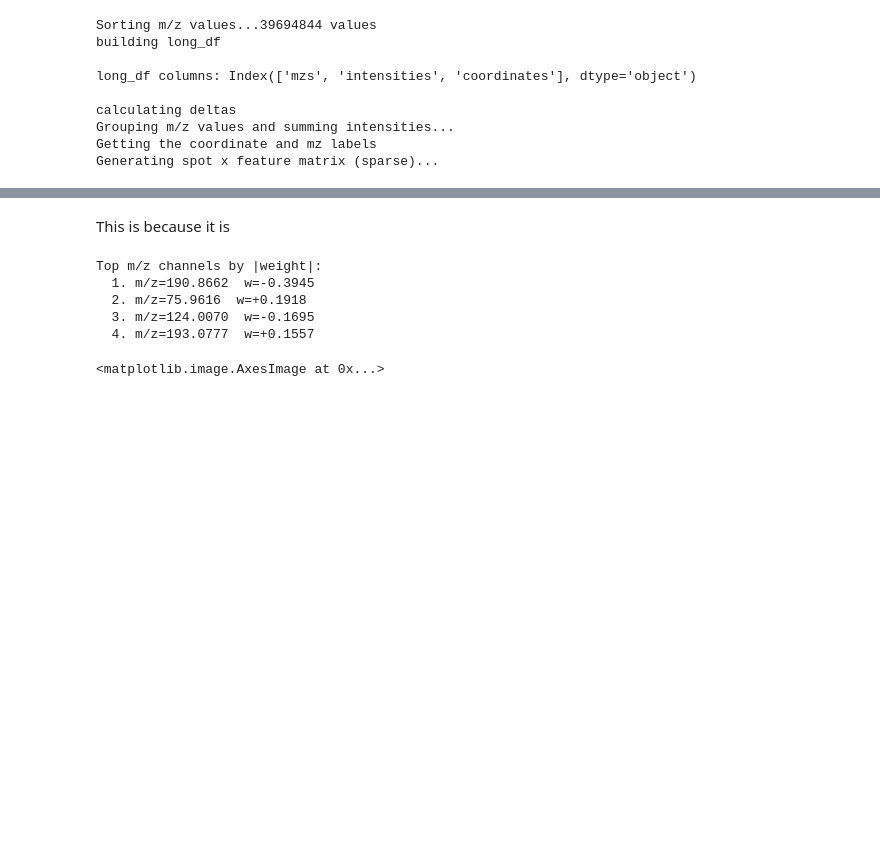
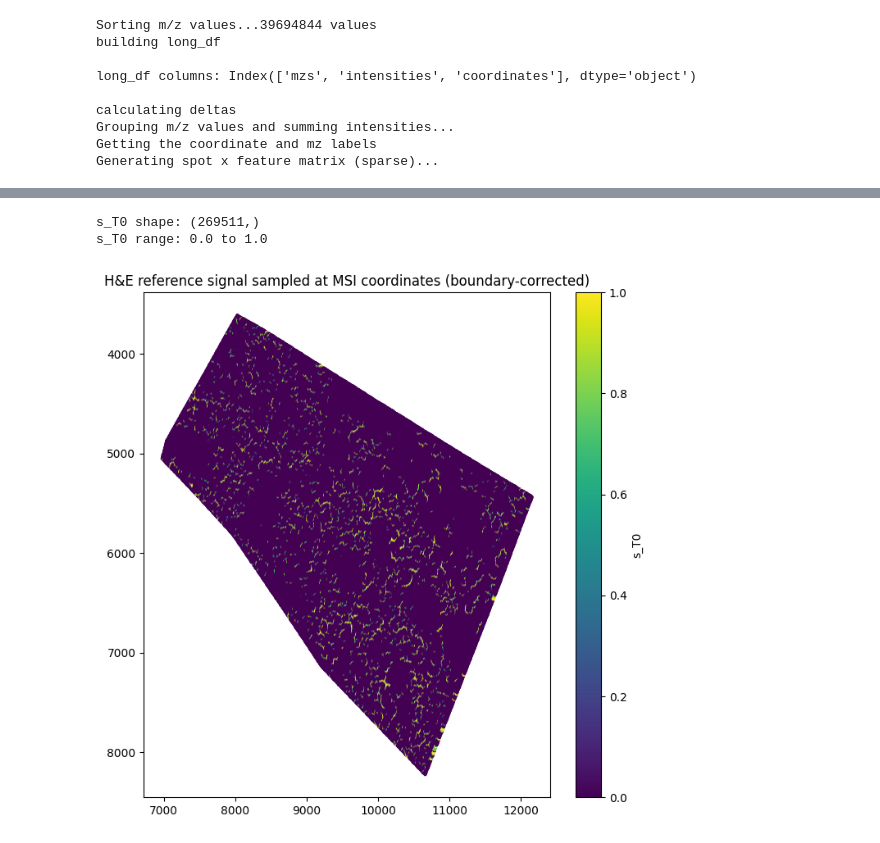
Before and after one commit to krastegar/MALDI_Metabolomics, a Jupyter notebook: notebooks/feature_based_alignment.ipynb, the cells around one changed output, grey strips where cells are left out. Drawn from its saved outputs; the diff is of its cells as text; code cells hidden in the pictures; blank space fills up the shorter version.

```diff
--- a/notebooks/feature_based_alignment.ipynb
+++ b/notebooks/feature_based_alignment.ipynb
@@ -549,0 +462,3 @@ def smooth_HE_mask(S_HE, h):
+# %%
+cleaned_sinusoid_mask = skimage.io.imread('/home/kia/MALDI_Metabolomics/sinusoid_mask.tif')
+#plt.imshow(cleaned_sinusoid_mask)
@@ -566,9 +605,3 @@ def project_to_msi(S_smooth, T_U):
     )
 
     return values
-# %%
-h = 1.5 * r
-print("smooth the mask")
-S_smooth = smooth_HE_mask(S_HE_full, h)
-print("project the smoothed mask to the MALDI space")
-S_t = project_to_msi(S_smooth, T0_maldi_coords)
@@ -664,46 +608,19 @@ print(corr)
-# %% [markdown]
-This is because it is
-# %%
-import matplotlib.pyplot as plt
-
-# --- top contributing m/z channels by absolute weight ---
-mz_cols = mz_labels # the median m/z labels
-top_n = 4
-top_idx = np.argsort(np.abs(w_hat))[::-1][:top_n]
-
-print("Top m/z channels by |weight|:")
-for rank, i in enumerate(top_idx):
-    print(f"  {rank+1}. m/z={mz_cols[i]:.4f}  w={w_hat[i]:+.4f}")
-
-# --- scatter plot: metafeature x_hat vs sinusoid target s ---
-fig, axes = plt.subplots(1, 2, figsize=(12, 5))
-
-# scatter: each point is one MALDI spot
-axes[0].scatter(x_hat, s_scaled, s=1, alpha=0.3, c='steelblue')
-axes[0].set_xlabel("metafeature  $\\hat{x} = X\\hat{w}$")
-axes[0].set_ylabel("sinusoid target  $s$")
-axes[0].set_title(f"Pearson r = {corr:.4f}")
-
-# bar chart of top weights — helps see which m/z drives the metafeature
-axes[1].barh(
-    [f"{mz_cols[i]:.3f}" for i in top_idx[::-1]],
-    w_hat[top_idx[::-1]],
-    color=["tomato" if w > 0 else "steelblue" for w in w_hat[top_idx[::-1]]]
-)
-axes[1].axvline(0, color='k', lw=0.8)
-axes[1].set_xlabel("weight $\\hat{w}$")
-axes[1].set_title(f"Top {top_n} m/z by |weight|")
-
-plt.tight_layout()
-plt.show()
-# %% [output]
-Top m/z channels by |weight|:
-  1. m/z=190.8662  w=-0.3945
-  2. m/z=75.9616  w=+0.1918
-  3. m/z=124.0070  w=-0.1695
-  4. m/z=193.0777  w=+0.1557
-# %%
-ion_mat = getionimage(maldi_parser, 190.8662, tol=.0042)
-plt.imshow(ion_mat, cmap='viridis')
-# %% [output]
-<matplotlib.image.AxesImage at 0x...>
+# %%
+# s_T0(i) = f(T0(u_i)) — sample the boundary-corrected smooth field at each
+# MSI pixel's H&E-space coordinate (paper Sec. 1, s_T definition). One row
+# per MALDI spot, same order as spot_feature_matrix.
+s_T0 = project_to_msi(S_smooth, T0_maldi_coords)
+
+print("s_T0 shape:", s_T0.shape)
+print("s_T0 range:", s_T0.min(), "to", s_T0.max())
+
+plt.figure(figsize=(8, 8))
+plt.scatter(T0_maldi_coords[:, 0], T0_maldi_coords[:, 1], c=s_T0, s=4, cmap="viridis")
+plt.gca().invert_yaxis()
+plt.colorbar(label="s_T0")
+plt.title("H&E reference signal sampled at MSI coordinates (boundary-corrected)")
+plt.show()
+# %% [output]
+s_T0 shape: (269511,)
+s_T0 range: 0.0 to 1.0
+[figure, added]
```
Also changed, not shown: parts of 28 cells of this notebook, 15 other files.
